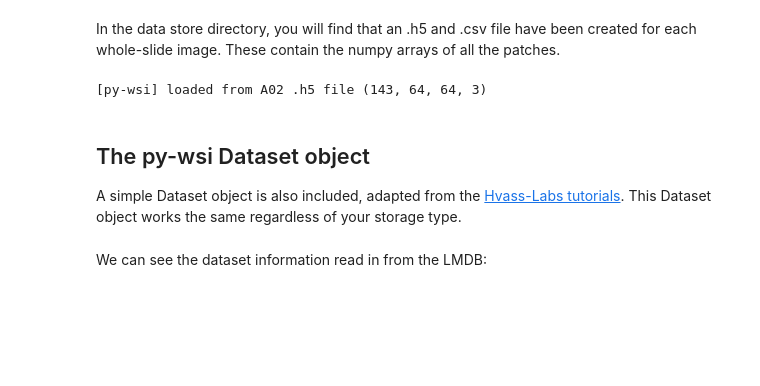
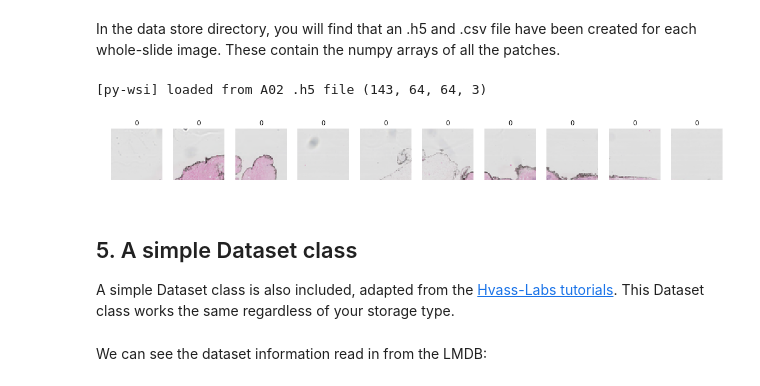
Before and after one commit to ysbecca/py-wsi, a Jupyter notebook: Using py-wsi.ipynb, the cells around one changed output. Saved outputs shown, nothing was run; the diff lists cells and outputs as text; code cells hidden in the pictures; blank space fills up the shorter version.

```diff
--- a/Using py-wsi.ipynb
+++ b/Using py-wsi.ipynb
@@ -259,10 +263,14 @@ In the data store directory, you will find that an .h5 and .csv file have been c
 patches, coords, classes, labels = turtle.get_patches_from_file("A02.svs", verbose=True)
 # %% [output]
 [py-wsi] loaded from A02 .h5 file (143, 64, 64, 3)
+# %%
+tk.show_labeled_patches(patches[:10], classes[:10])
+# %% [output]
+[figure, added]
 # %% [markdown]
-## The py-wsi Dataset object
+## 5. A simple Dataset class
 
-A simple Dataset object is also included, adapted from the [Hvass-Labs tutorials](https://github.com/Hvass-Labs/TensorFlow-Tutorials). This Dataset object works the same regardless of your storage type.
+A simple Dataset class is also included, adapted from the [Hvass-Labs tutorials](https://github.com/Hvass-Labs/TensorFlow-Tutorials). This Dataset class works the same regardless of your storage type.
 # %%
 import py_wsi.dataset as ds
 # %%
```
Also changed, not shown: parts of 12 cells of this notebook, 1 other file.
